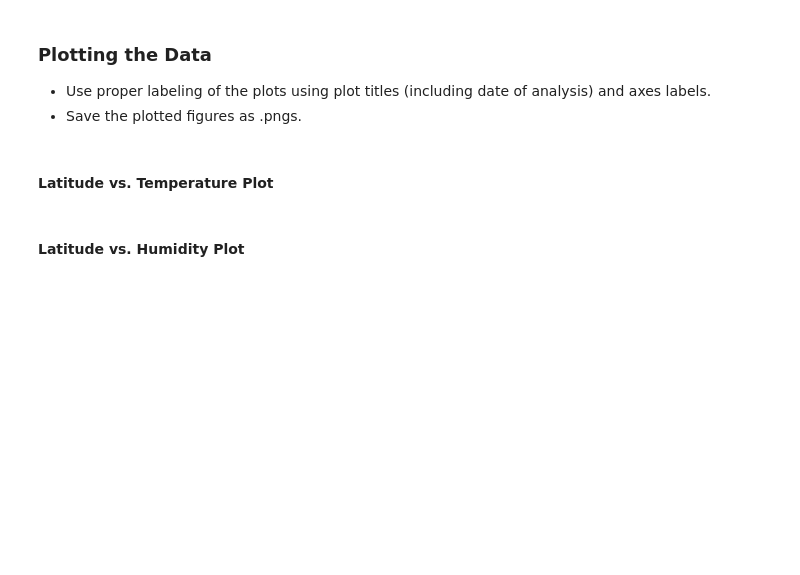
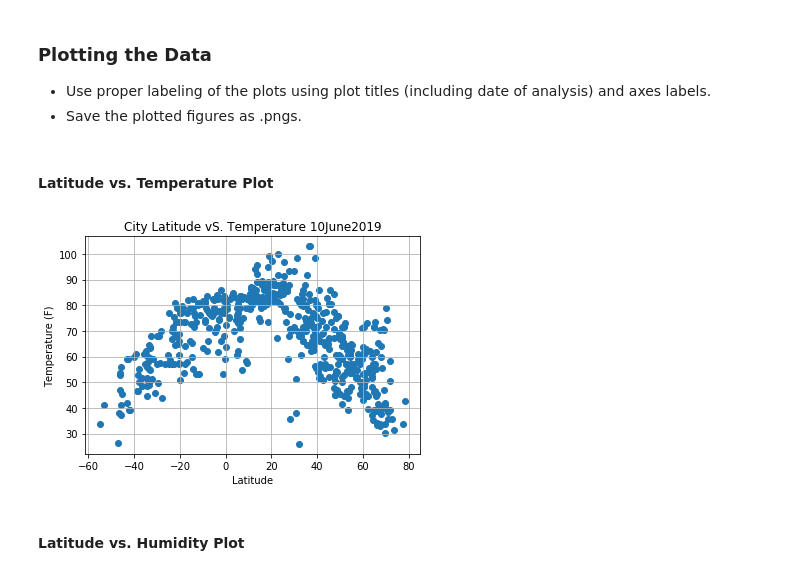
Before and after one commit to Spolk4/API, a Jupyter notebook: Instructions/starter_code/WeatherPy.ipynb, the cells around one changed output. Saved outputs shown, nothing was run; the diff lists cells and outputs as text; code cells hidden in the pictures; blank space fills up the shorter version.

```diff
--- a/Instructions/starter_code/WeatherPy.ipynb
+++ b/Instructions/starter_code/WeatherPy.ipynb
@@ -59,3 +57,7 @@ len(cities)
 ### Perform API Calls
 * Perform a weather check on each city using a series of successive API calls.
 * Include a print log of each city as it'sbeing processed (with the city number and city name).
+# %%
+#bring in url for weather map and API
+base_url = "http://api.openweathermap.org/data/2.5/weather?units=imperial&appid=" + api_key
+base_url
@@ -110,3 +132,8 @@ Processing 611 | honningsvag
 ### Convert Raw Data to DataFrame
 * Export the city data into a .csv.
 * Display the DataFrame
+# %%
+#len(city_data)
+city_wx_data_df = pd.DataFrame(city_data)
+#len(city_wx_data_df)
+city_wx_data_df.head()
@@ -116,5 +153,17 @@ Processing 611 | honningsvag
 * Save the plotted figures as .pngs.
 # %% [markdown]
 #### Latitude vs. Temperature Plot
+# %%
+#make scatterplot with title and labels
+plt.scatter(city_wx_data_df['Lat'] , city_wx_data_df['Max Temp'], marker='o')
+plt.title(f"City Latitude vS. Temperature 10June2019")
+plt.xlabel("Latitude")
+plt.ylabel("Temperature (F)")
+plt.grid()
+
+plt.savefig("Lat_v_Temp.png")
+plt.show()
+# %% [output]
+[figure, added]
 # %% [markdown]
 #### Latitude vs. Humidity Plot
```
Also changed, not shown: parts of 10 cells of this notebook, 7 other files.
